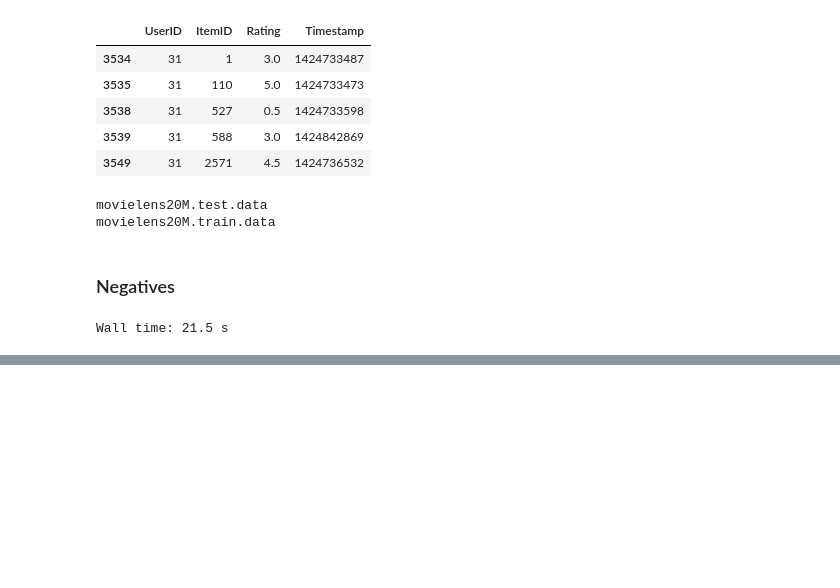
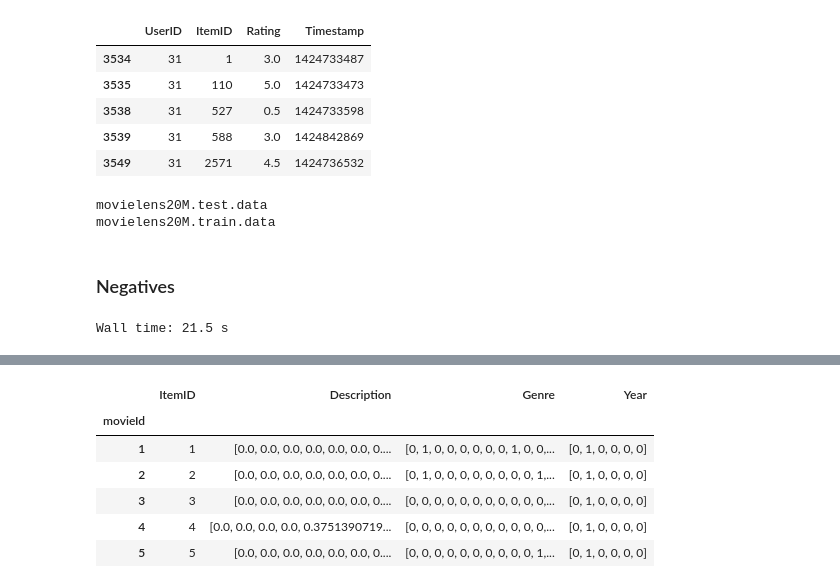
Before and after one commit to kdhiman0309/cse291-neural-collaborative-filtering, a Jupyter notebook: MovieLens20M.ipynb, the cells around one changed output, grey strips where cells are left out. Drawn from its saved outputs; the diff is of its cells as text; code cells hidden in the pictures; blank space fills up the shorter version.

```diff
--- a/MovieLens20M.ipynb
+++ b/MovieLens20M.ipynb
@@ -252,0 +194,6 @@ d = Dataset("movielense20M.ratings.data.pkl", prep_data=True, count_per_user_val
+# %%
+df_movies_features = df_movies_features[df_movies_features.movieId.apply(lambda x: x in item_set)]
+# %%
+df_movies_features["movieId"] = df_movies_features["movieId"].apply(lambda x: id_map_movie[x])
+# %%
+df_movies_features.index = df_movies_features["movieId"]
@@ -252,0 +231,11 @@ d = Dataset("movielense20M.ratings.data.pkl", prep_data=True, count_per_user_val
+# %%
+df_movies_features.columns=["ItemID","Description","Genre","Year"]
+df_movies_features.head()
+# %% [output]
+|  | ItemID | Description | Genre | Year |
+| movieId |  |  |  |  |
+| 1 | 1 | [0.0, 0.0, 0.0, 0.0, 0.0, 0.0, 0.... | [0, 1, 0, 0, 0, 0, 0, 0, 1, 0, 0,... | [0, 1, 0, 0, 0, 0] |
+| 2 | 2 | [0.0, 0.0, 0.0, 0.0, 0.0, 0.0, 0.... | [0, 1, 0, 0, 0, 0, 0, 0, 0, 0, 1,... | [0, 1, 0, 0, 0, 0] |
+| 3 | 3 | [0.0, 0.0, 0.0, 0.0, 0.0, 0.0, 0.... | [0, 0, 0, 0, 0, 0, 0, 0, 0, 0, 0,... | [0, 1, 0, 0, 0, 0] |
+| 4 | 4 | [0.0, 0.0, 0.0, 0.0, 0.3751390719... | [0, 0, 0, 0, 0, 0, 0, 0, 0, 0, 0,... | [0, 1, 0, 0, 0, 0] |
+| 5 | 5 | [0.0, 0.0, 0.0, 0.0, 0.0, 0.0, 0.... | [0, 0, 0, 0, 0, 0, 0, 0, 0, 0, 1,... | [0, 1, 0, 0, 0, 0] |
```
Also changed, not shown: parts of 50 cells of this notebook.
